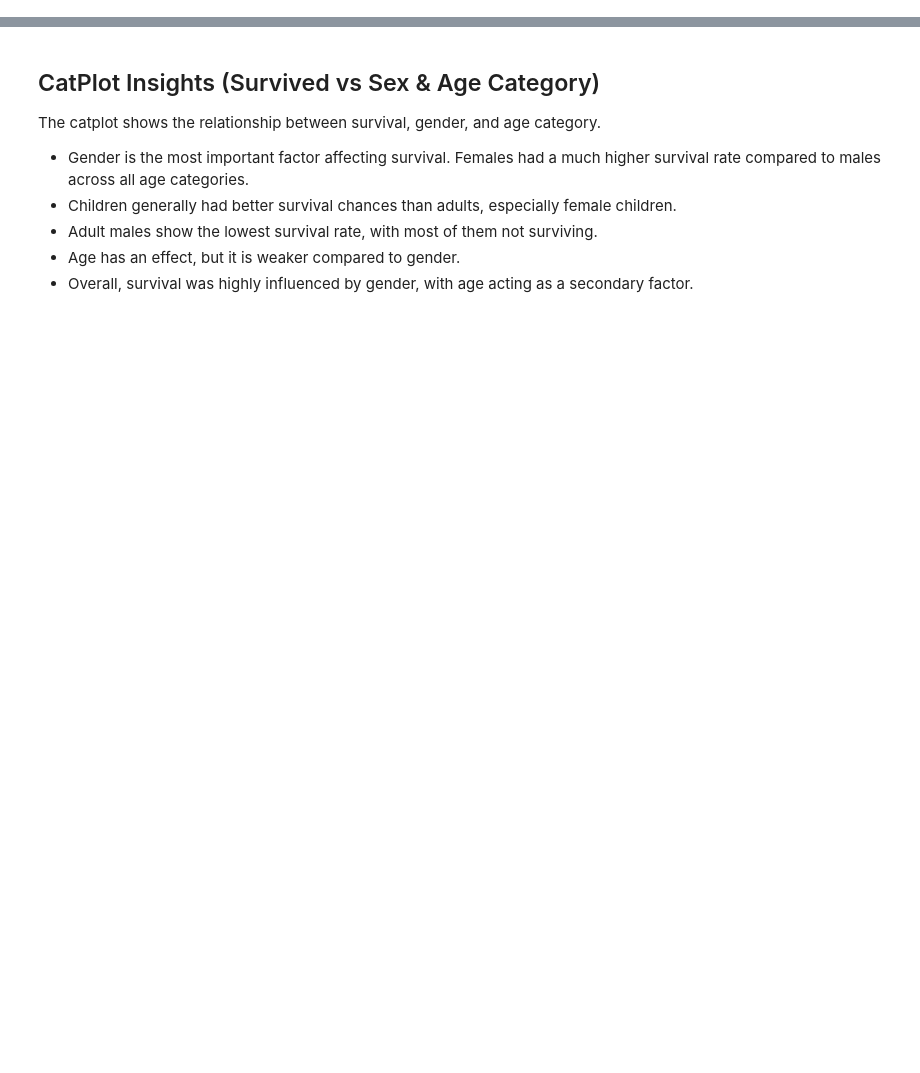
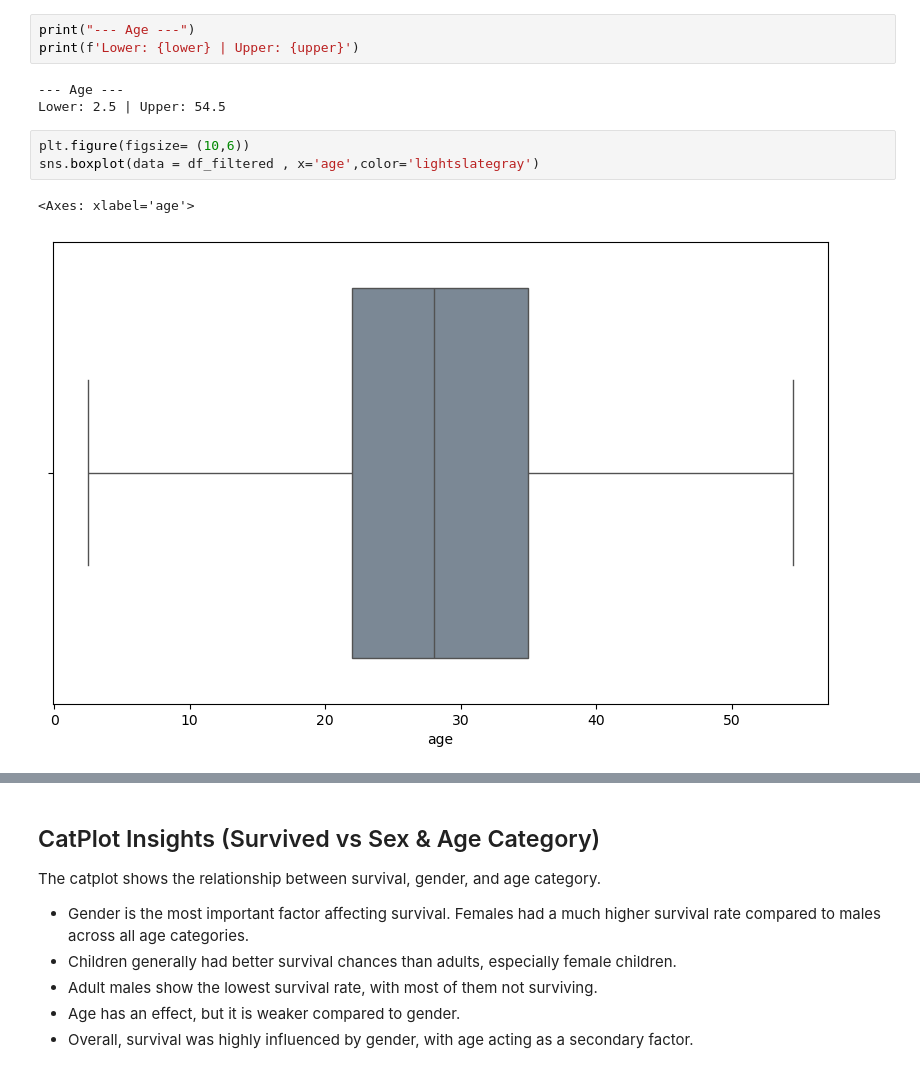
Before and after one commit to sama-tarek/Titanic-Survival-Analysis, a Jupyter notebook: Titanic.ipynb, the cells around one changed output, grey strips where cells are left out. Cells and saved outputs as stored; diff of their text form; blank space fills up the shorter version.

```diff
--- a/Titanic.ipynb
+++ b/Titanic.ipynb
@@ -240,0 +232,12 @@ plt.show()
+# %%
+print("--- Age ---")
+print(f'Lower: {lower} | Upper: {upper}')
+# %% [output]
+--- Age ---
+Lower: 2.5 | Upper: 54.5
+# %%
+plt.figure(figsize= (10,6))
+sns.boxplot(data = df_filtered , x='age',color='lightslategray')
+# %% [output]
+<Axes: xlabel='age'>
+[figure, added]
```
Also changed, not shown: parts of 89 cells of this notebook.
